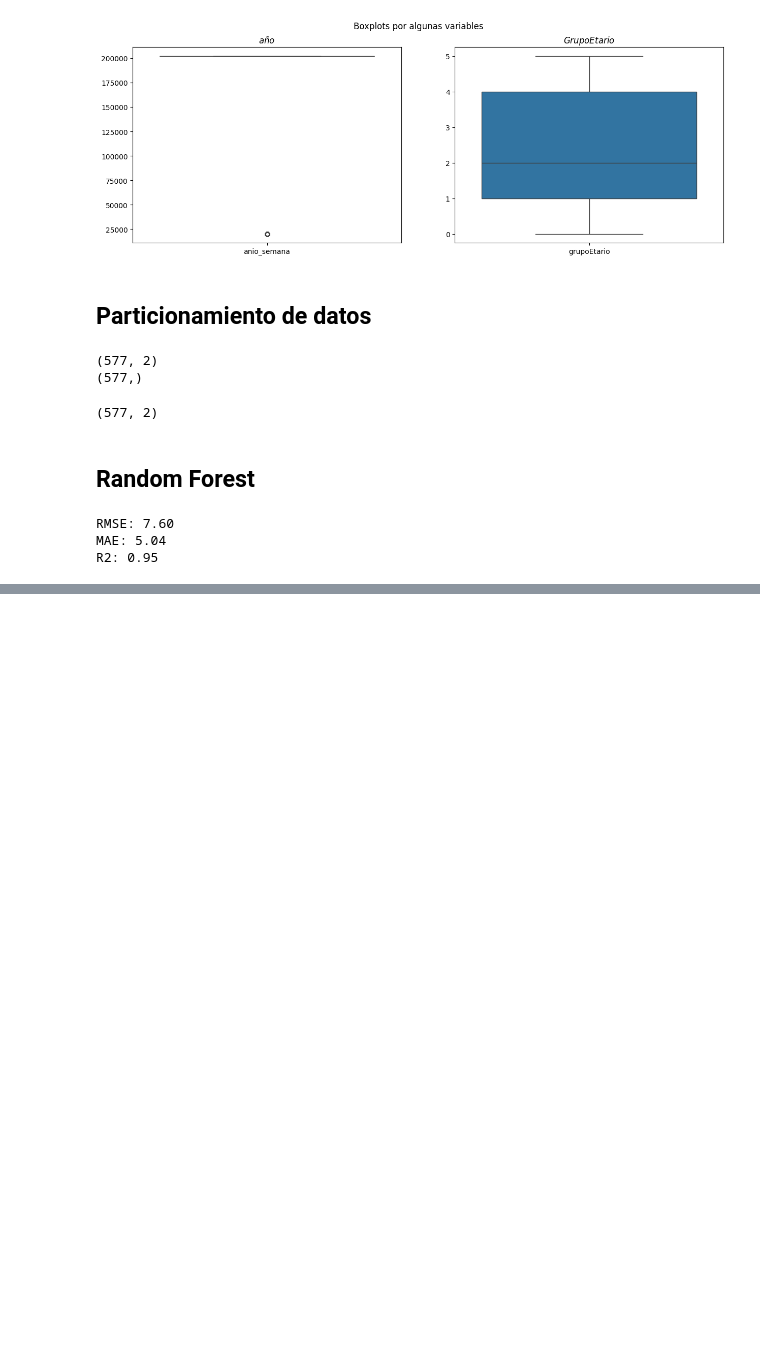
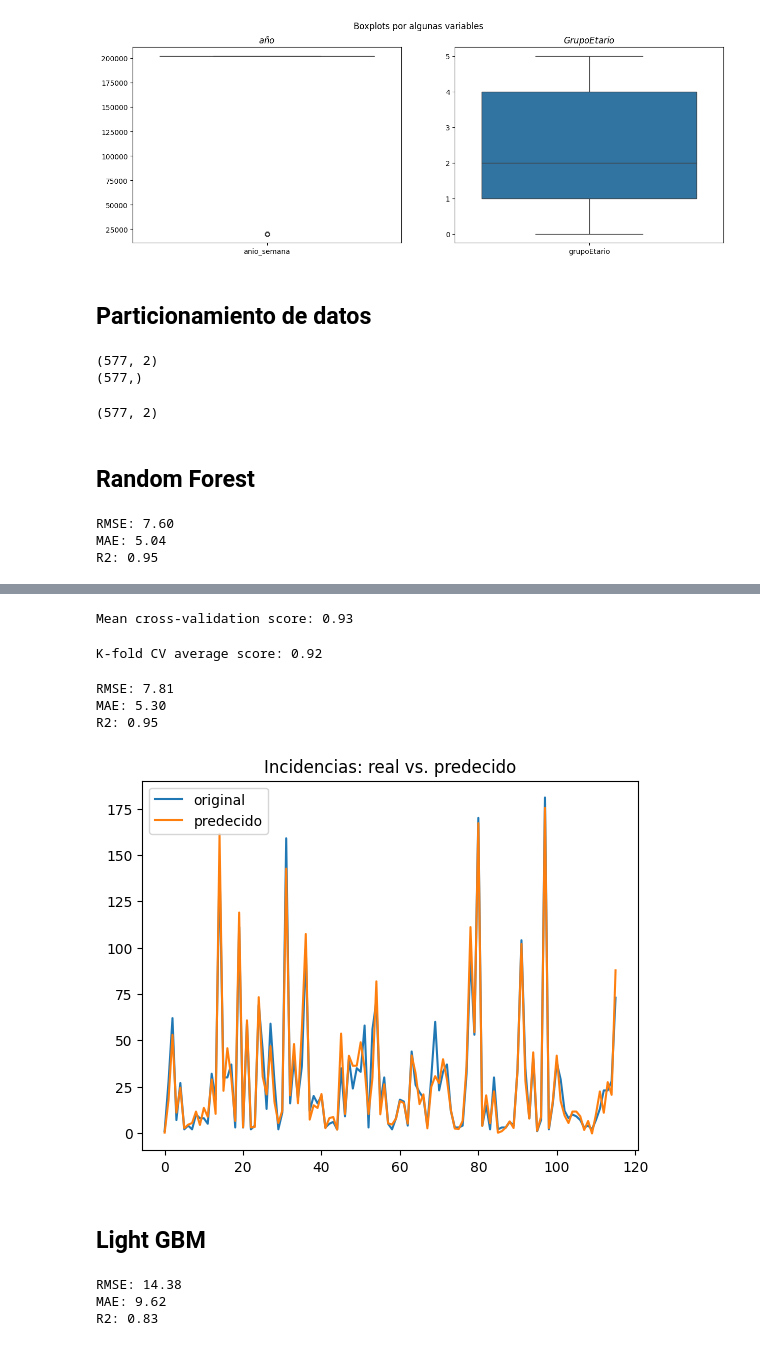
Before and after one commit to MarcoSuarezECCI/SeminarioBigData, a Jupyter notebook: AI_Prediccion.ipynb, the cells around one changed output, grey strips where cells are left out. Drawn from its saved outputs; the diff is of its cells as text; code cells hidden in the pictures; blank space fills up the shorter version.

```diff
--- a/AI_Prediccion.ipynb
+++ b/AI_Prediccion.ipynb
@@ -198,0 +202,16 @@ R2: 0.95
+# %%
+#Define model
+model4 = xgb.XGBRegressor(objective ='reg:squarederror',
+                          booster='gbtree',
+                          colsample_bytree = 1,
+                          importance_type='gain',
+                          learning_rate = 0.2,
+                          max_depth = 5,
+                          alpha = 5,
+                          n_estimators = 200,
+                          seed=123)
+# %%
+#Training
+model4.fit(X_train, y_train)#,
+#         eval_set=[(X_train, y_train), (X_test, y_test)], \
+#         eval_metric='mlogloss', verbose=False)
@@ -198,0 +229,38 @@ R2: 0.95
+# %%
+#K-fold cross validation
+scores = cross_val_score(model4, X_train, y_train, cv=10)
+print("Mean cross-validation score: %.2f" % scores.mean())
+# %% [output]
+Mean cross-validation score: 0.93
+# %%
+kfold = KFold(n_splits=10, shuffle=True)
+kf_cv_scores = cross_val_score(model4, X_train, y_train, cv=kfold )
+print("K-fold CV average score: %.2f" % kf_cv_scores.mean())
+# %% [output]
+K-fold CV average score: 0.92
+# %%
+# Pred
+y_pred4 = model4.predict(X_test)
+# %%
+# accuracy check
+rmse = MSE(y_test, y_pred4, squared=False)
+mae = MAE(y_test, y_pred4)
+r2 = r2_score(y_test, y_pred4)
+print("RMSE: %.2f" % rmse)
+print("MAE: %.2f" % mae)
+print("R2: %.2f" % r2)
+# %% [output]
+RMSE: 7.81
+MAE: 5.30
+R2: 0.95
+# %%
+x_ax = range(len(y_test))
+plt.plot(x_ax, y_test, label="original")
+plt.plot(x_ax, y_pred4, label="predecido")
+plt.title("Incidencias: real vs. predecido")
+plt.legend()
+plt.show()
+# %% [output]
+[figure, added]
+# %% [markdown]
+## Light GBM
@@ -198,0 +290,12 @@ R2: 0.95
+# %%
+# accuracy check
+rmse = MSE(y_test, y_pred2, squared=False)
+mae = MAE(y_test, y_pred2)
+r2 = r2_score(y_test, y_pred2)
+print("RMSE: %.2f" % rmse)
+print("MAE: %.2f" % mae)
+print("R2: %.2f" % r2)
+# %% [output]
+RMSE: 14.38
+MAE: 9.62
+R2: 0.83
```
Also changed, not shown: parts of 5 cells of this notebook.
